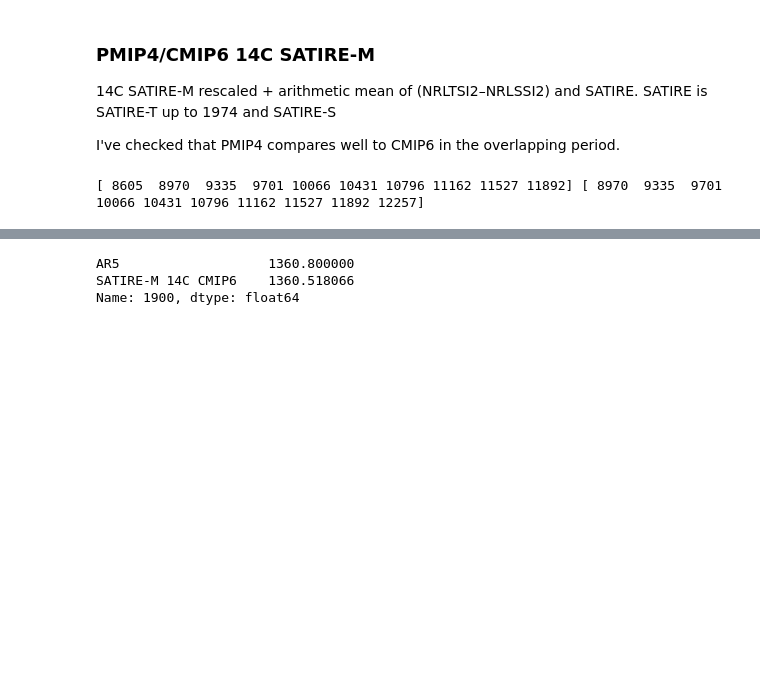
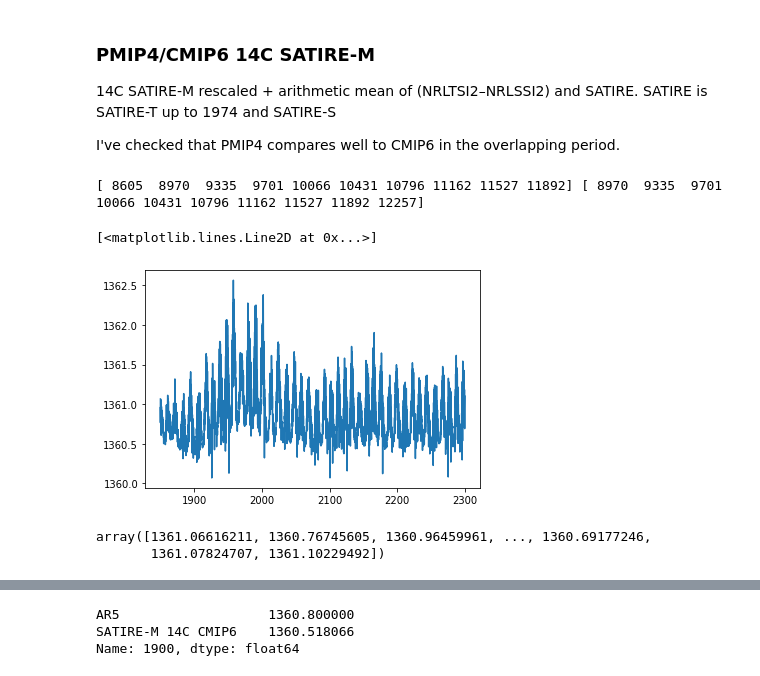
Before and after one commit to chrisroadmap/ar6, a Jupyter notebook: notebooks/050_chapter2_solar_ERF.ipynb, the cells around one changed output, grey strips where cells are left out. Cells and saved outputs as stored; diff of their text form; code cells hidden in the pictures; blank space fills up the shorter version.

```diff
--- a/notebooks/050_chapter2_solar_ERF.ipynb
+++ b/notebooks/050_chapter2_solar_ERF.ipynb
@@ -100,3 +110,14 @@ for i, year in enumerate(years_future):
+# %%
+pl.plot(np.arange(1850, 2300, 1/12), tsi_185023200_monthly)
+#pl.plot(np.arange(1850.5, 2300), tsi[6755+1850:])
+# %% [output]
+[<matplotlib.lines.Line2D at 0x...>]
+[figure, added]
+# %%
+tsi_185023200_monthly
+# %% [output]
+array([1361.06616211, 1360.76745605, 1360.96459961, ..., 1360.69177246,
+       1361.07824707, 1361.10229492])
 # %%
 satirem14c_cmip6_df = pd.DataFrame({'Year': years, 'TSI': tsi})
 satirem14c_cmip6_df.set_index('Year', inplace=True)
```
Also changed, not shown: parts of 6 cells of this notebook, 1 other file.
